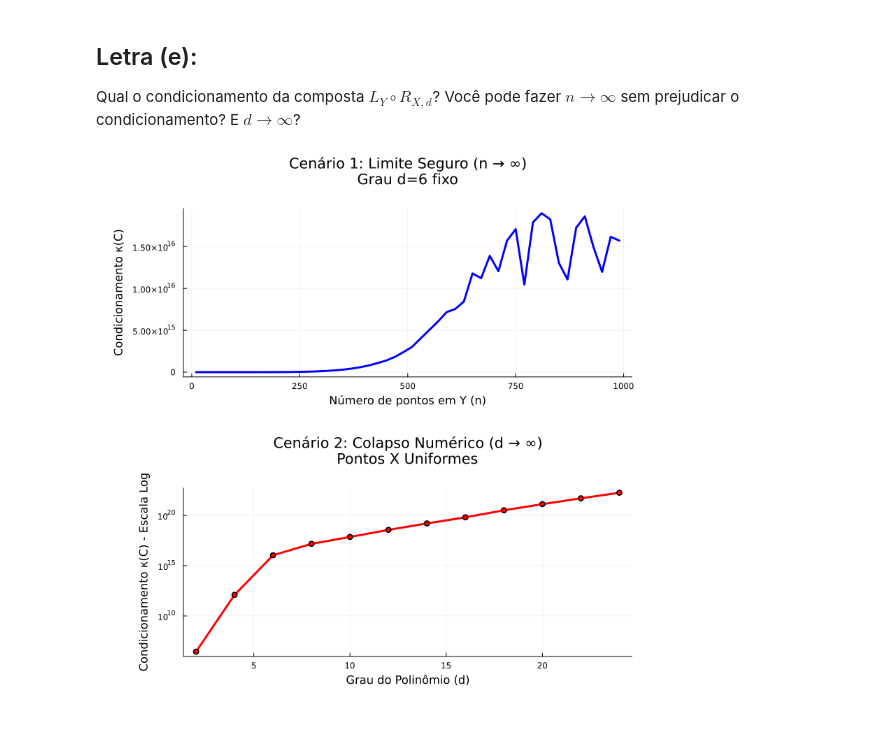
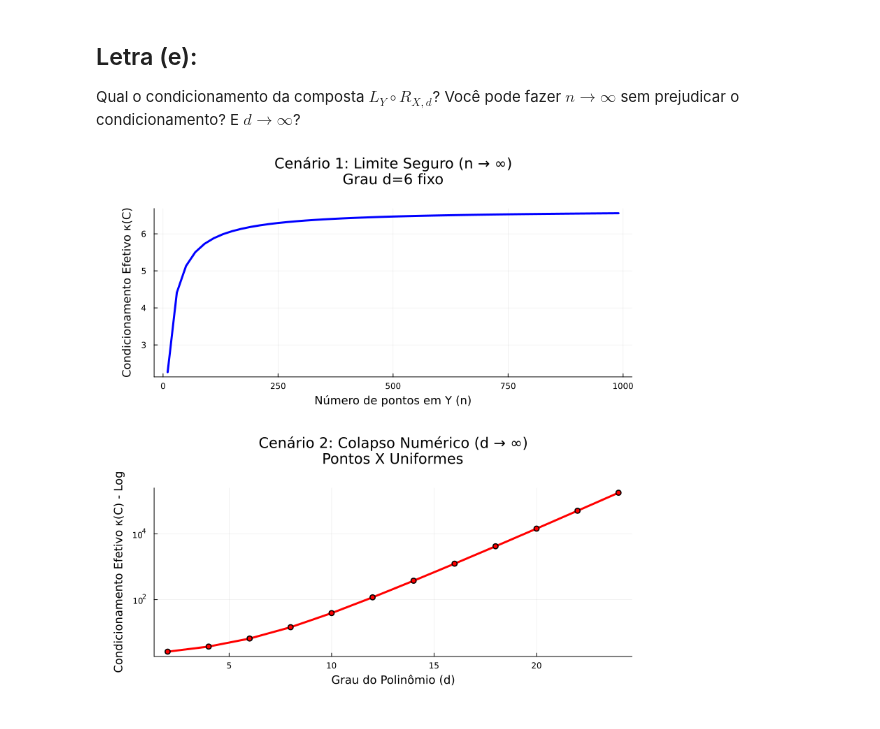
Before and after one commit to PedroDuailibe/Projeto3-ALN, a Jupyter notebook: Projeto3.ipynb, the cells around one changed output. Drawn from its saved outputs; the diff is of its cells as text; code cells hidden in the pictures.

```diff
--- a/Projeto3.ipynb
+++ b/Projeto3.ipynb
@@ -533,71 +553,79 @@ Qual o condicionamento da composta $L_Y\circ R_{X,d}$? Você pode fazer $n \to \
 function visualizar_limites()
     # ---------------------------------------------------------
     # TESTE 1: O Limite Seguro (n -> infinito)
-    # Mantemos o grau fixo e aumentamos a resolução de Y
     # ---------------------------------------------------------
     d_fixo = 6
+
+    # AGORA É SEGURO MUDAR ISSO: Você pode testar m_fixo = 2 * d_fixo se quiser!
     m_fixo = d_fixo + 1
+
     X_fixo = range(-1.0, 1.0, length=m_fixo)
     X_base_fixo = X_fixo[1:d_fixo+1]
 
     A_X_fixo = matrix_lagrange(X_fixo, d_fixo)
     inv_A_X = pinv(A_X_fixo)
 
-    n_vals = 10:20:1000 # De 10 até 1000 pontos em Y
+    n_vals = 10:20:1000
     cond_n = Float64[]
 
     for n in n_vals
         Y = range(-1.0, 1.0, length=n)
-        A_Y = matrix_lagrange(Y, d_fixo)
+        A_Y = matrix_lagrange_cruzada(Y, X_base_fixo, d_fixo)
 
         C = A_Y * inv_A_X
-        push!(cond_n, cond(C))
+
+        # --- A CORREÇÃO UNIVERSAL ---
+        sv_C = svdvals(C)
+        cond_efetivo = sv_C[1] / sv_C[d_fixo + 1]
+        push!(cond_n, cond_efetivo)
     end
 
     p1 = plot(n_vals, cond_n,
               title="Cenário 1: Limite Seguro (n → ∞)\nGrau d=6 fixo",
               xlabel="Número de pontos em Y (n)",
-              ylabel="Condicionamento κ(C)",
+              ylabel="Condicionamento Efetivo κ(C)",
               lw=3, color=:blue, legend=false,
               grid=true, margin=6Plots.mm)
 
     # ---------------------------------------------------------
     # TESTE 2: O Limite Catastrófico (d -> infinito)
-    # Pontos uniformes forçam o Fenômeno de Runge
     # ---------------------------------------------------------
-    d_vals = 2:2:24 # Grau crescendo de 2 até 24
+    d_vals = 2:2:24
     cond_d = Float64[]
 
+    n_sensores = 1000
+    Y_sensores = range(-1.0, 1.0, length=n_sensores)
+
     for d in d_vals
-        m = d + 1
-        n = 1000 #  n gigante para garantir que o sensor capte as bordas
-
+        m = d + 1 # Pode mudar para m = 2*d com segurança também!
         X = range(-1.0, 1.0, length=m)
-        Y = range(-1.0, 1.0, length=n)
         X_base = X[1:d+1]
 
         A_X = matrix_lagrange(X, d)
-        A_Y = matrix_lagrange(Y, d)
+        A_Y = matrix_lagrange_cruzada(Y_sensores, X_base, d)
 
         C = A_Y * pinv(A_X)
-        push!(cond_d, cond(C))
+
+        # --- A CORREÇÃO UNIVERSAL ---
+        sv_C = svdvals(C)
+        cond_efetivo = sv_C[1] / sv_C[d + 1]
+        push!(cond_d, cond_efetivo)
     end
 
     p2 = plot(d_vals, cond_d,
               title="Cenário 2: Colapso Numérico (d → ∞)\nPontos X Uniformes",
               xlabel="Grau do Polinômio (d)",
-              ylabel="Condicionamento κ(C) - Escala Log",
-              yscale=:log10, # Escala Log para ver a explosão
+              ylabel="Condicionamento Efetivo κ(C) - Log",
+              yscale=:log10,
               lw=3, color=:red, marker=:circle, legend=false,
               grid=true, margin=6Plots.mm)
 
-    # Juntando os dois gráficos
     grafico_final = plot(p1, p2, layout=(2, 1), size=(800, 800))
 
+    display(grafico_final)
     return grafico_final
 end
 
-# Executa a visualização
-visualizar_limites()
+visualizar_limites();
 # %% [output]
-[figure, old version]
+[figure, new version]
```
Also changed, not shown: parts of 5 cells of this notebook.
